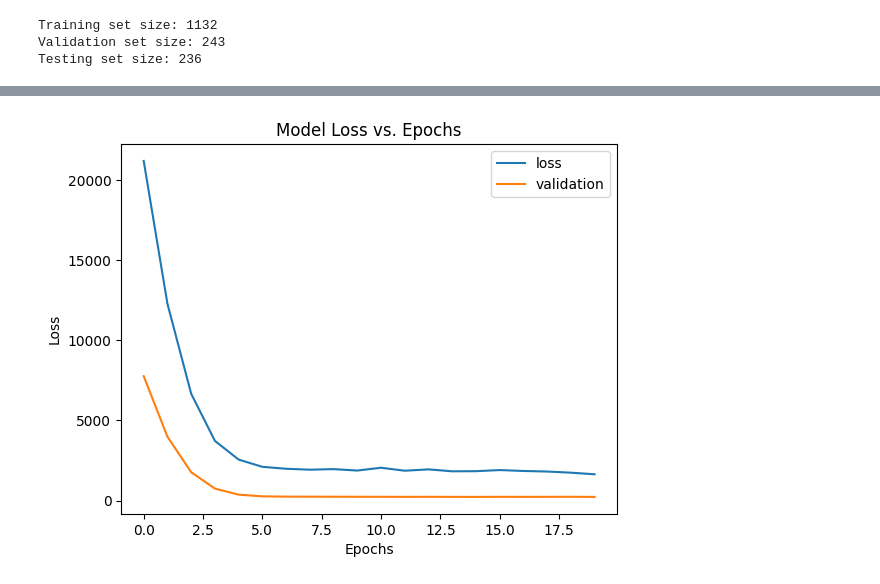
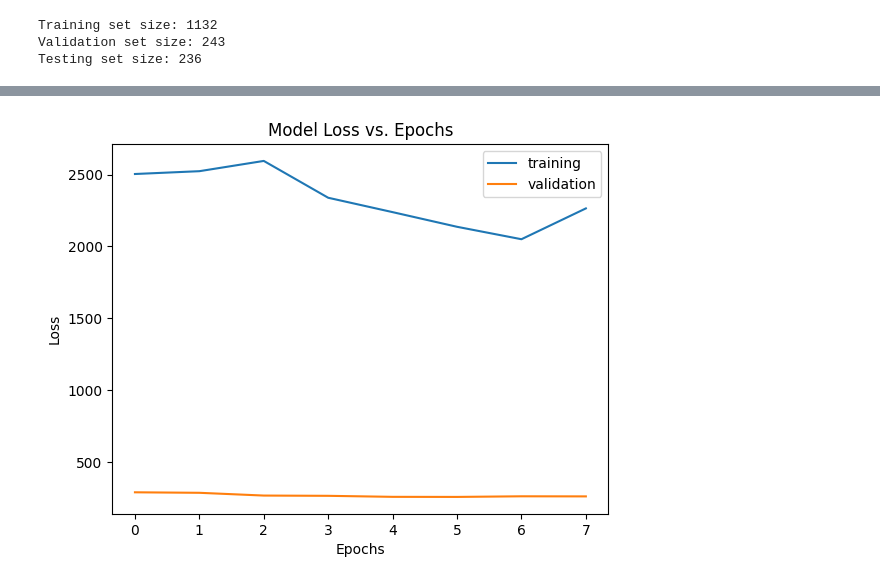
Before and after one commit to Bailey-Ward/Dissertation, a Jupyter notebook: Dissertation.ipynb, the cells around one changed output, grey strips where cells are left out. Saved outputs shown, nothing was run; the diff lists cells and outputs as text; code cells hidden in the pictures.

```diff
--- a/Dissertation.ipynb
+++ b/Dissertation.ipynb
@@ -207,14 +207,15 @@ Validation set size: 243
 Testing set size: 236
 # %%
 # Create and train linear regression model
-model = tf.keras.models.Sequential()
+model = tf.keras.models.Sequential(name='Linear')
 model.add(InputLayer((7,)))
 model.add(tf.keras.layers.Dense(32, activation='relu'))
 model.add(tf.keras.layers.Dense(1, 'linear'))
 
+early_stopping = EarlyStopping(monitor='val_loss', patience=2,mode='min',restore_best_weights=True)
 model.compile(optimizer='Adam', loss=tf.keras.losses.MeanSquaredError(),
                  metrics=[tf.keras.metrics.MeanAbsoluteError(),tf.keras.metrics.R2Score()])
-history = model.fit(X_train, y_train, epochs=10, verbose=0,validation_data=(X_val,y_val))
+history = model.fit(X_train, y_train, epochs=100, verbose=0,validation_data=(X_val,y_val),callbacks=[early_stopping])
 
 # Evaluate the model
 mse, mae, r2_score = model.evaluate(X_test, y_test)
@@ -431,7 +410,7 @@ def build_transformer(input_shape, head_size, num_heads, ff_dim, num_transformer
         x = Dense(dim, activation="relu")(x)
         x = Dropout(mlp_dropout)(x)
     outputs = Dense(1)(x)
-    return Model(inputs, outputs)
+    return Model(inputs, outputs, name='Transformer')
 
 # Define hyperparameters
 input_shape = (7, 1)  # Define your input shape
@@ -444,11 +423,16 @@ dropout = 0.1
 mlp_dropout = 0.4
 learning_rate = 1e-4
 batch_size = 32
-epochs = 20
+epochs = 100
 
 # Build and compile the model
 model3 = build_transformer(input_shape, head_size, num_heads, ff_dim, num_transformer_blocks, mlp_units, dropout=dropout, mlp_dropout=mlp_dropout)
-model3.compile(optimizer=Adam(learning_rate), loss=tf.keras.losses.MeanSquaredError(), metrics=[tf.keras.losses.MeanSquaredError()])
+model3.compile(optimizer=Adam(learning_rate), loss=tf.keras.losses.MeanSquaredError(), metrics=[tf.keras.metrics.MeanAbsoluteError(),tf.keras.metrics.R2Score()])
 
 # Train the model
-history3 = model3.fit(X, y, validation_data=(X_val, y_val), batch_size=batch_size, epochs=epochs, verbose=0)
+history3 = model3.fit(X_train, y_train, validation_data=(X_val, y_val), batch_size=batch_size, epochs=epochs, verbose=0,callbacks=[early_stopping])
+
+mse3, mae3, r2_score3 = model3.evaluate(X_test, y_test)
+print("Mean Squared Error:", mse3)
+print("Mean Absolute Error:", mae3)
+print("R2 Score:", r2_score3)
@@ -486,10 +462,10 @@ plt.show()
 # %%
-plt.plot(history3.history['loss'], label='loss')
+plt.plot(history3.history['loss'], label='training')
 plt.plot(history3.history['val_loss'], label='validation')
 plt.title('Model Loss vs. Epochs')
 plt.xlabel('Epochs')
 plt.ylabel('Loss')
 plt.legend()
 plt.show()
 # %% [output]
-[figure, old version]
+[figure, new version]
```
Also changed, not shown: parts of 24 cells of this notebook.
